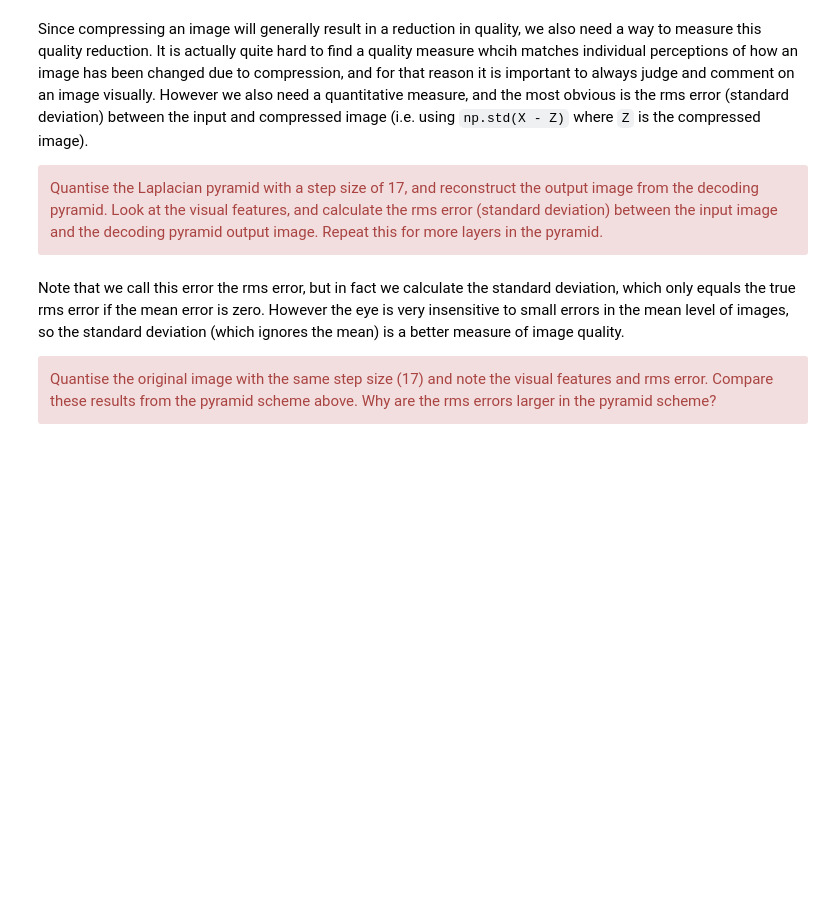
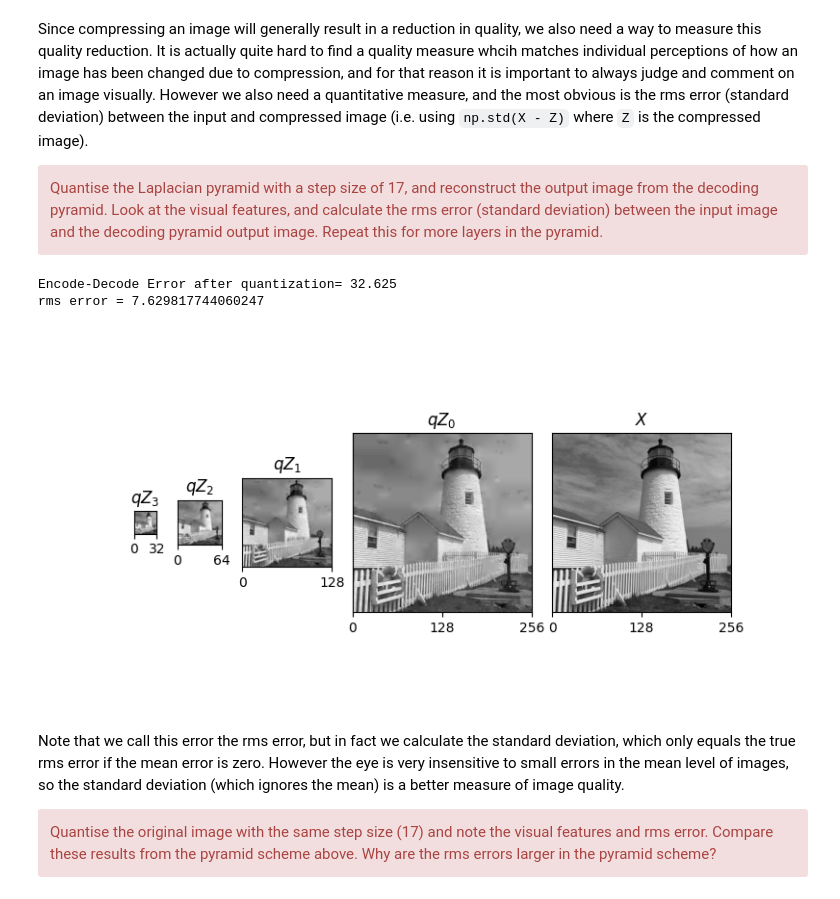
Before and after one commit to ckameron99/cued_sf2_lab, a Jupyter notebook: 6-laplacian-pyramid.ipynb, the cells around one changed output. Cells and saved outputs as stored; diff of their text form; code cells hidden in the pictures; blank space fills up the shorter version.

Commit message:
completed section of laplacian pyramid

```diff
--- a/6-laplacian-pyramid.ipynb
+++ b/6-laplacian-pyramid.ipynb
@@ -258,3 +301,25 @@ Quantise the Laplacian pyramid with a step size of 17, and reconstruct the outpu
+# %%
+qnum = 17
+qY0, qY1, qY2, qY3, qX4 = quantise(Y0, qnum), quantise(Y1, qnum), quantise(Y2, qnum), quantise(Y3, qnum), quantise(X4, qnum)
+
+qZ3, qZ2, qZ1, qZ0 = py4dec(qY0, qY1, qY2, qY3, qX4, h)
+
+encode_decode_err = np.max(np.abs(X - qZ0))
+print(f'Encode-Decode Error after quantization= {encode_decode_err}')
+titles = ["qZ_3", "qZ_2", "qZ_1", "qZ_0", "X"]
+imgs = [qZ3, qZ2, qZ1, qZ0, X]
+fig, axs = plt.subplots(1, len(titles), figsize=(8, 4),
+                        gridspec_kw=dict(width_ratios=[img.shape[0] for img in imgs]))
+
+for ax, img, title in zip(axs, imgs, titles):
+    plot_image(img, ax=ax)
+    ax.set(yticks=[], title=f'${title}$')# Write your code to explore rms error with the laplacian pyramid here.
+
+print(f"rms error = {np.std(X-qZ0)}")
+# %% [output]
+Encode-Decode Error after quantization= 32.625
+rms error = 7.629817744060247
+[figure, added]
 # %% [markdown]
 Note that we call this error the rms error, but in fact we calculate the standard deviation, which only equals the true rms error if the mean error is zero. However the eye is very insensitive to small errors in the mean level of images, so the standard deviation (which ignores the mean) is a better measure of image quality.
 
```
Also changed, not shown: parts of 16 cells of this notebook, 1 other file.
